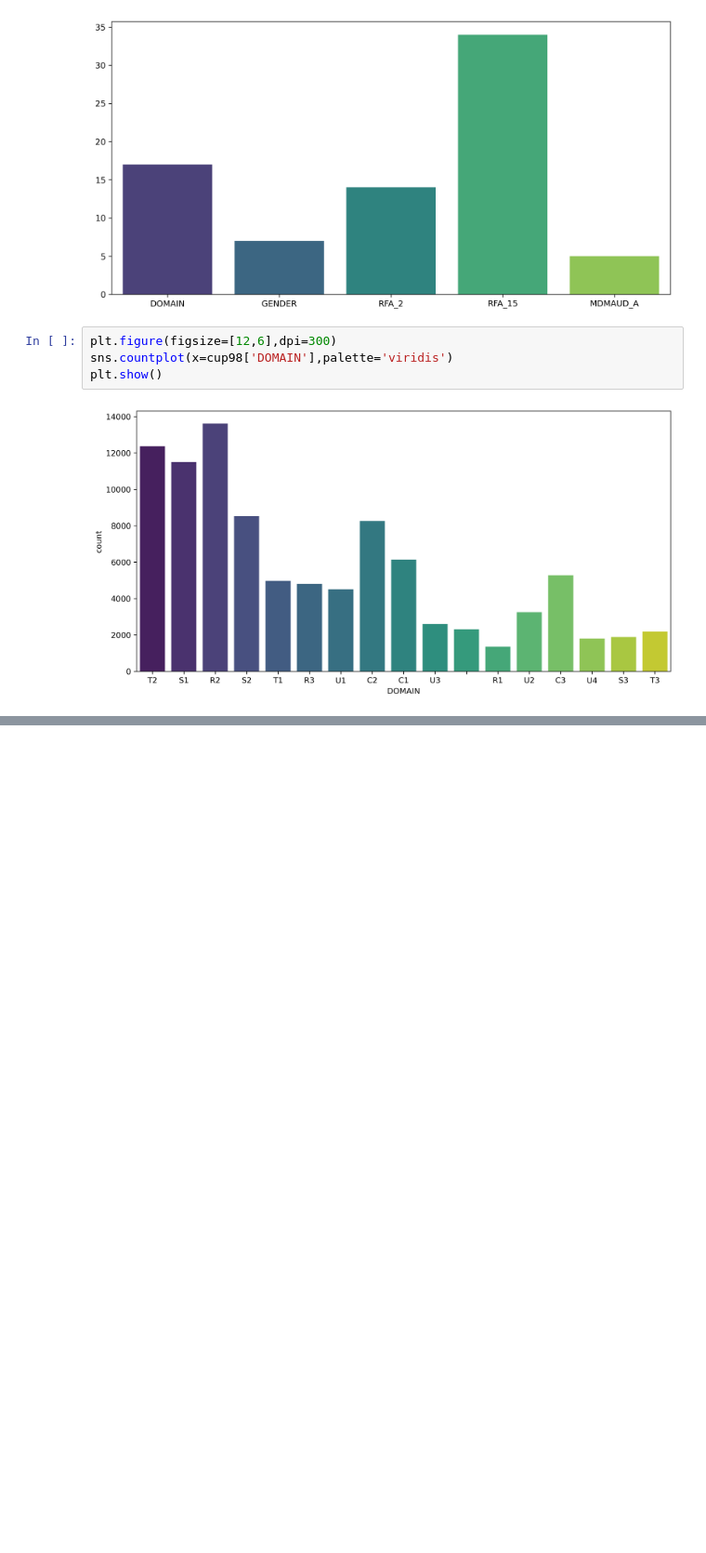
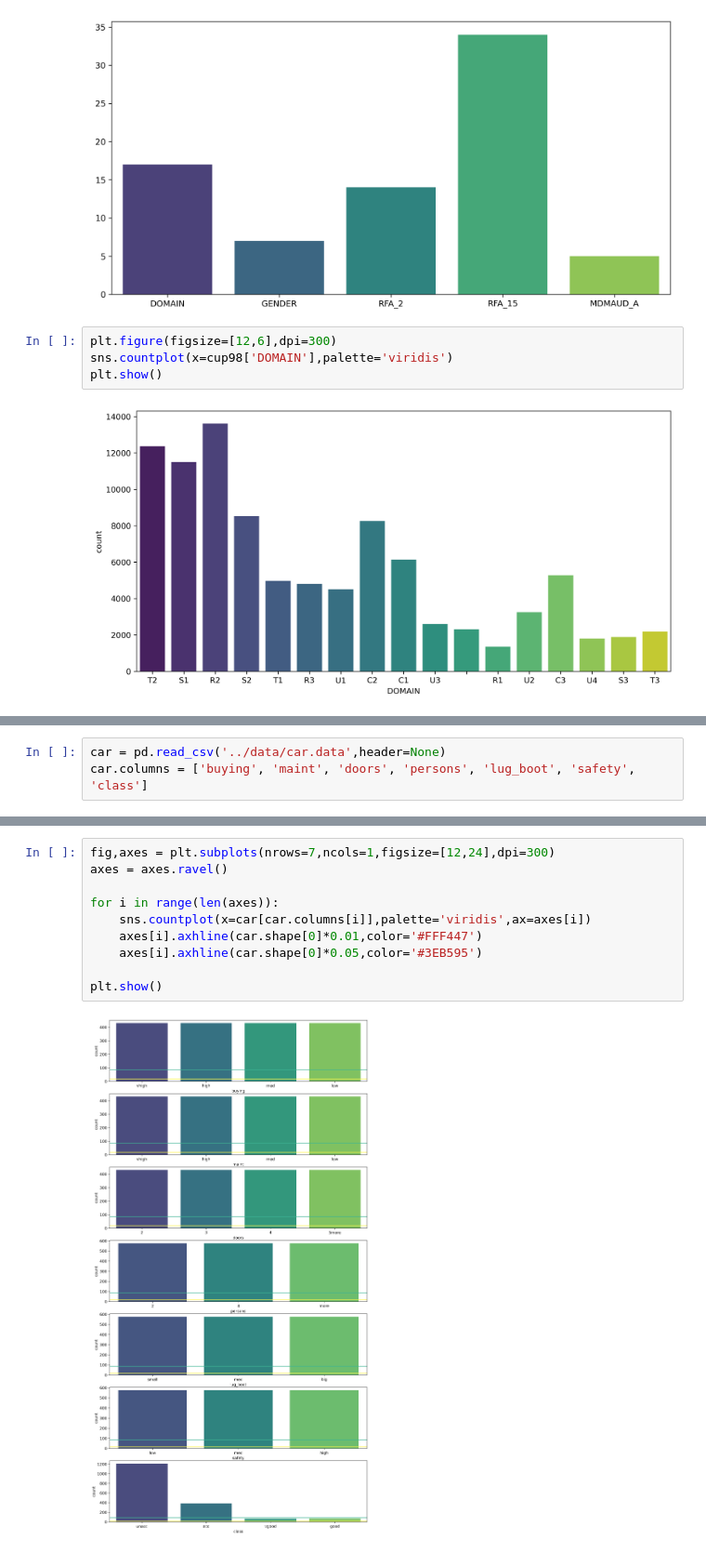
Before and after one commit to ashen007/Feature_enginering, a Jupyter notebook: notebooks/feature details.ipynb, the cells around one changed output, grey strips where cells are left out. Shown at 93% size. Drawn from its saved outputs; the diff is of its cells as text; blank space fills up the shorter version.

```diff
--- a/notebooks/feature details.ipynb
+++ b/notebooks/feature details.ipynb
@@ -193,0 +197,3 @@ plt.show()
+# %%
+car = pd.read_csv('../data/car.data',header=None)
+car.columns = ['buying', 'maint', 'doors', 'persons', 'lug_boot', 'safety', 'class']
@@ -193,0 +211,12 @@ plt.show()
+# %%
+fig,axes = plt.subplots(nrows=7,ncols=1,figsize=[12,24],dpi=300)
+axes = axes.ravel()
+
+for i in range(len(axes)):
+    sns.countplot(x=car[car.columns[i]],palette='viridis',ax=axes[i])
+    axes[i].axhline(car.shape[0]*0.01,color='#FFF447')
+    axes[i].axhline(car.shape[0]*0.05,color='#3EB595')
+
+plt.show()
+# %% [output]
+[figure, added]
```
Also changed, not shown: parts of 2 cells of this notebook.
